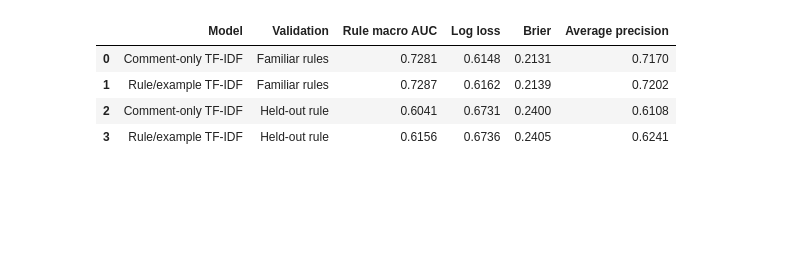
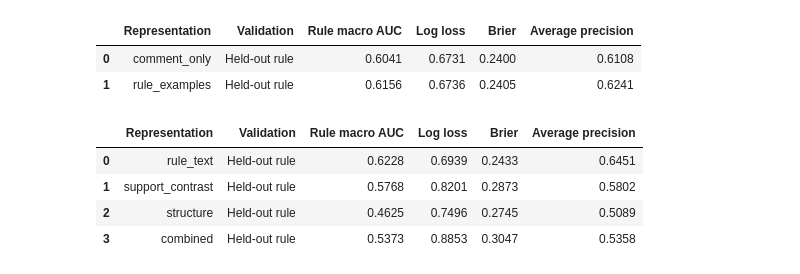
Before and after one commit to alvaromendizabal/jigsaw-rule-classifier, a Jupyter notebook: notebooks/02_baseline_and_review.ipynb, the cells around one changed output. Saved outputs shown, nothing was run; the diff lists cells and outputs as text; code cells hidden in the pictures; blank space fills up the shorter version.

```diff
--- a/notebooks/02_baseline_and_review.ipynb
+++ b/notebooks/02_baseline_and_review.ipynb
@@ -18,16 +18,14 @@ if root.name == "notebooks":
 baseline = public_evidence(root, "baseline")
 semantic = public_evidence(root, "semantic")
 assert baseline["training_sha256"] == semantic["training_sha256"]
-print("Competition data | 2,029 training rows | recorded local cross-validation")
-print("Verification: aggregate file checksums and provenance; no model fitting.")
-
-names = {"comment_only": "Comment-only TF-IDF", "rule_examples": "Rule/example TF-IDF",
-         "semantic_margin": "Frozen semantic margin", "semantic_classifier": "Semantic classifier"}
+print("Competition evidence | 2,029 rows | two labeled rules")
+print("Aggregate checksums verified. This notebook performs no model fitting.")
 protocols = {"seen_rule": "Familiar rules", "heldout_rule": "Held-out rule"}
 
-def metric_table(records):
-    return pd.DataFrame([{"Model": names[r["model"]], "Validation": protocols[r["protocol"]],
+def metric_table(records, heldout=False):
+    return pd.DataFrame([{"Representation": r["model"], "Validation": protocols[r["protocol"]],
         "Rule macro AUC": r["metrics"]["rule_macro_auc"],
         "Log loss": r["metrics"]["log_loss"], "Brier": r["metrics"]["brier"],
-        "Average precision": r["metrics"]["average_precision"]} for r in records]).round(4)
+        "Average precision": r["metrics"]["average_precision"]}
+        for r in records if not heldout or r["protocol"] == "heldout_rule"]).round(4)
 # %% [output]
@@ -38,0 +34,21 @@ Verification: aggregate file checksums and provenance; no model fitting.
+# %%
+import sys
+sys.path.insert(0, str(root / "scripts"))
+from build_research_report import display_figure
+from jigsaw_rules.features import feature_evidence
+from jigsaw_rules.research import research_evidence
+from jigsaw_rules.diagnostics import diagnostic_evidence
+from jigsaw_rules.pairs import pairs_evidence
+from jigsaw_rules.robustness import robustness_evidence
+from jigsaw_rules.gate import feature_gate
+from jigsaw_rules.instructions import instruction_evidence
+
+controls = feature_evidence(root)
+research = research_evidence(root)
+sensitivity = diagnostic_evidence(root)
+pairs = pairs_evidence(root)
+robustness = robustness_evidence(root)
+assert all(item is not None for item in (controls, research, sensitivity, pairs, robustness))
+gate = feature_gate(root)
+instructions = instruction_evidence(root)
+print("Verified research runs:", gate["studies"])
@@ -39,8 +60,12 @@ Verification: aggregate file checksums and provenance; no model fitting.
 # %%
-display(metric_table(baseline["results"]))
+display(metric_table(baseline["results"], heldout=True))
+display(metric_table(controls["results"], heldout=True))
 # %% [output]
-|  | Model | Validation | Rule macro AUC | Log loss | Brier | Average precision |
-| 0 | Comment-only TF-IDF | Familiar rules | 0.7281 | 0.6148 | 0.2131 | 0.7170 |
-| 1 | Rule/example TF-IDF | Familiar rules | 0.7287 | 0.6162 | 0.2139 | 0.7202 |
-| 2 | Comment-only TF-IDF | Held-out rule | 0.6041 | 0.6731 | 0.2400 | 0.6108 |
-| 3 | Rule/example TF-IDF | Held-out rule | 0.6156 | 0.6736 | 0.2405 | 0.6241 |
+|  | Representation | Validation | Rule macro AUC | Log loss | Brier | Average precision |
+| 0 | comment_only | Held-out rule | 0.6041 | 0.6731 | 0.2400 | 0.6108 |
+| 1 | rule_examples | Held-out rule | 0.6156 | 0.6736 | 0.2405 | 0.6241 |
+|  | Representation | Validation | Rule macro AUC | Log loss | Brier | Average precision |
+| 0 | rule_text | Held-out rule | 0.6228 | 0.6939 | 0.2433 | 0.6451 |
+| 1 | support_contrast | Held-out rule | 0.5768 | 0.8201 | 0.2873 | 0.5802 |
+| 2 | structure | Held-out rule | 0.4625 | 0.7496 | 0.2745 | 0.5089 |
+| 3 | combined | Held-out rule | 0.5373 | 0.8853 | 0.3047 | 0.5358 |
```
Also changed, not shown: parts of 31 cells of this notebook, 48 other files.
